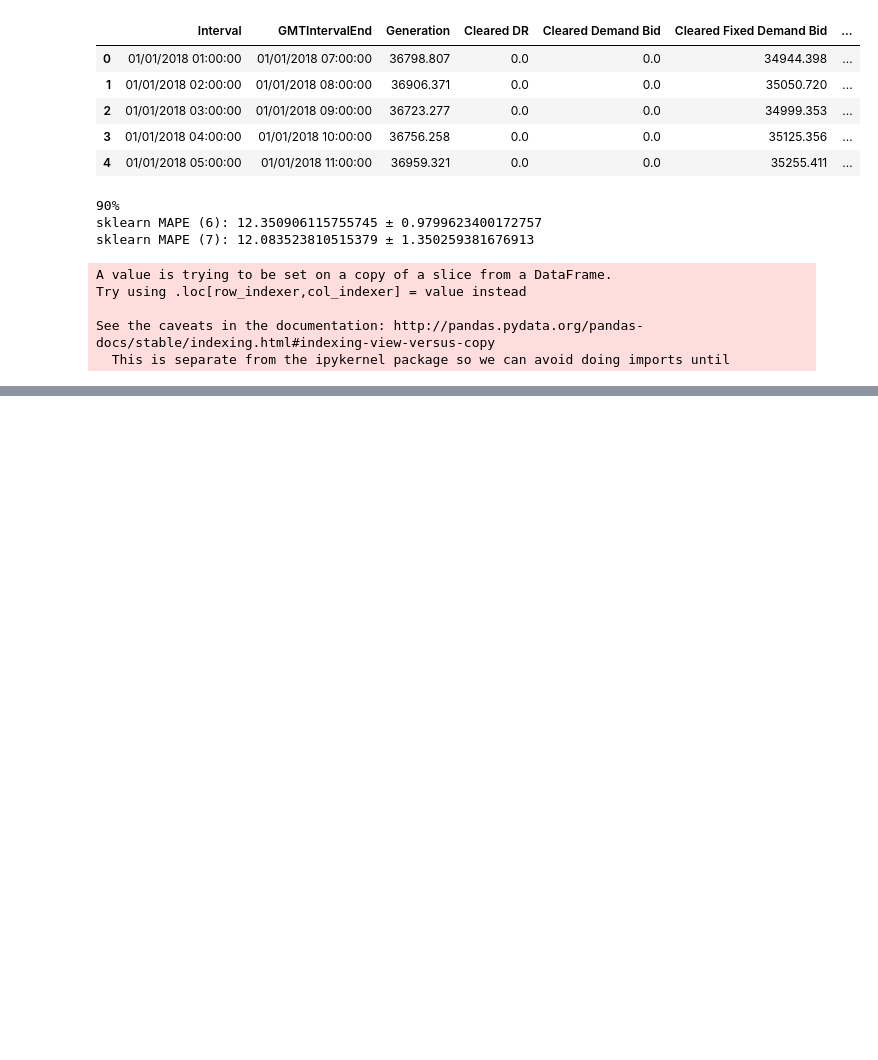
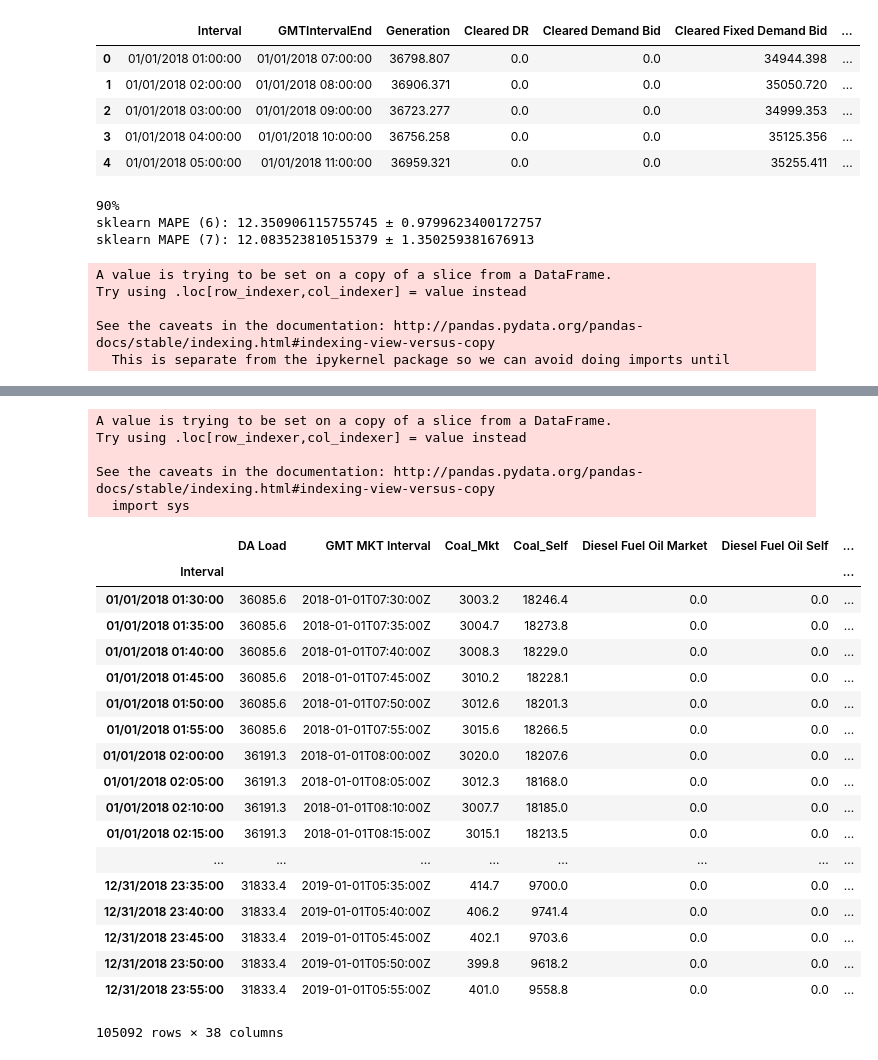
Before and after one commit to felipeascouto/energy, a Jupyter notebook: research_p2.ipynb, the cells around one changed output, grey strips where cells are left out. Saved outputs shown, nothing was run; the diff lists cells and outputs as text; code cells hidden in the pictures; blank space fills up the shorter version.

Commit message:
added more previous-load-related predictors

```diff
--- a/research_p2.ipynb
+++ b/research_p2.ipynb
@@ -2688,2 +2695,36 @@ sklearn MAPE (7): 13.377987128431759 ± 2.3544844559650793
 # %%
 # initial assessment shows that previous-interval load diff improves the model
+# %%
+step = 6
+previous = DART2018['Load_Diff'].iloc[0:(DART2018.shape[0] - step)].values
+previous_means = np.empty(previous.size)
+for i in range(previous_means.size):
+    previous_means[i] = previous[i:i+step].mean()
+DART2018_2 = DART2018.iloc[step:,:]
+DART2018_2['Previous_Diff_2'] = previous_means
+DART2018_2
+# %% [output]
+A value is trying to be set on a copy of a slice from a DataFrame.
+Try using .loc[row_indexer,col_indexer] = value instead
+
+See the caveats in the documentation: http://pandas.pydata.org/pandas-docs/stable/indexing.html#indexing-view-versus-copy
+  import sys
+|  | DA Load | GMT MKT Interval | Coal_Mkt | Coal_Self | Diesel Fuel Oil Market | Diesel Fuel Oil Self | ... |
+| Interval |  |  |  |  |  |  | ... |
+| 01/01/2018 01:30:00 | 36085.6 | 2018-01-01T07:30:00Z | 3003.2 | 18246.4 | 0.0 | 0.0 | ... |
+| 01/01/2018 01:35:00 | 36085.6 | 2018-01-01T07:35:00Z | 3004.7 | 18273.8 | 0.0 | 0.0 | ... |
+| 01/01/2018 01:40:00 | 36085.6 | 2018-01-01T07:40:00Z | 3008.3 | 18229.0 | 0.0 | 0.0 | ... |
+| 01/01/2018 01:45:00 | 36085.6 | 2018-01-01T07:45:00Z | 3010.2 | 18228.1 | 0.0 | 0.0 | ... |
+| 01/01/2018 01:50:00 | 36085.6 | 2018-01-01T07:50:00Z | 3012.6 | 18201.3 | 0.0 | 0.0 | ... |
+| 01/01/2018 01:55:00 | 36085.6 | 2018-01-01T07:55:00Z | 3015.6 | 18266.5 | 0.0 | 0.0 | ... |
+| 01/01/2018 02:00:00 | 36191.3 | 2018-01-01T08:00:00Z | 3020.0 | 18207.6 | 0.0 | 0.0 | ... |
+| 01/01/2018 02:05:00 | 36191.3 | 2018-01-01T08:05:00Z | 3012.3 | 18168.0 | 0.0 | 0.0 | ... |
+| 01/01/2018 02:10:00 | 36191.3 | 2018-01-01T08:10:00Z | 3007.7 | 18185.0 | 0.0 | 0.0 | ... |
+| 01/01/2018 02:15:00 | 36191.3 | 2018-01-01T08:15:00Z | 3015.1 | 18213.5 | 0.0 | 0.0 | ... |
+| ... | ... | ... | ... | ... | ... | ... | ... |
+| 12/31/2018 23:35:00 | 31833.4 | 2019-01-01T05:35:00Z | 414.7 | 9700.0 | 0.0 | 0.0 | ... |
+| 12/31/2018 23:40:00 | 31833.4 | 2019-01-01T05:40:00Z | 406.2 | 9741.4 | 0.0 | 0.0 | ... |
+| 12/31/2018 23:45:00 | 31833.4 | 2019-01-01T05:45:00Z | 402.1 | 9703.6 | 0.0 | 0.0 | ... |
+| 12/31/2018 23:50:00 | 31833.4 | 2019-01-01T05:50:00Z | 399.8 | 9618.2 | 0.0 | 0.0 | ... |
+| 12/31/2018 23:55:00 | 31833.4 | 2019-01-01T05:55:00Z | 401.0 | 9558.8 | 0.0 | 0.0 | ... |
+105092 rows × 38 columns
```
Also changed, not shown: parts of 3 cells of this notebook.
